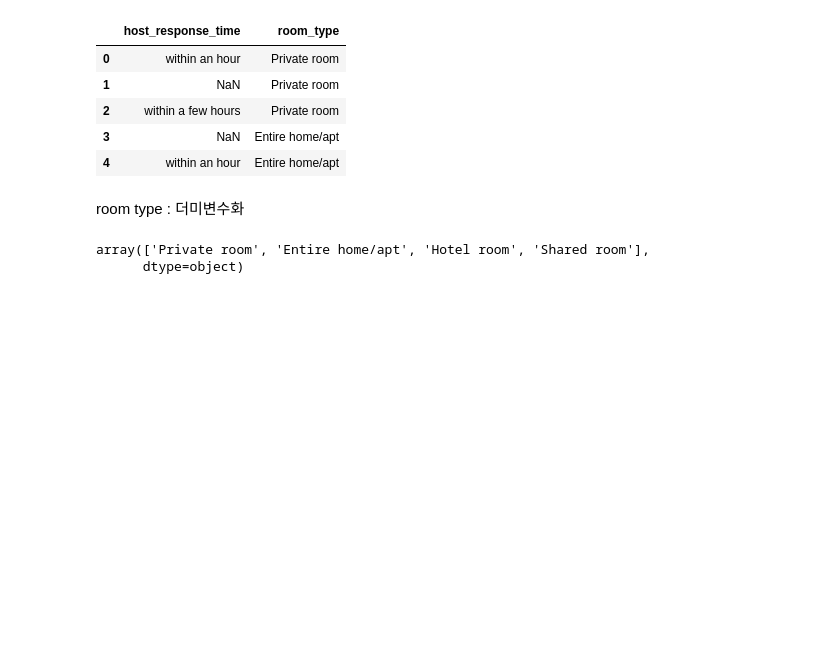
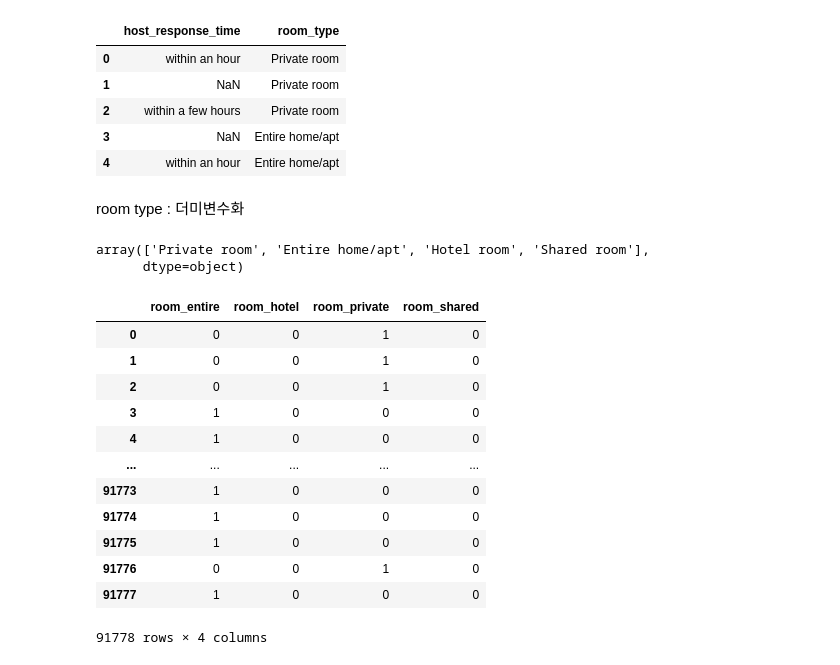
Before and after one commit to HongSeongMo/Airbnb, a Jupyter notebook: learning_plus_training1.ipynb, the cells around one changed output. Drawn from its saved outputs; the diff is of its cells as text; code cells hidden in the pictures; blank space fills up the shorter version.

```diff
--- a/learning_plus_training1.ipynb
+++ b/learning_plus_training1.ipynb
@@ -926,3 +857,25 @@ feature_df.room_type.unique()
 # %% [output]
 array(['Private room', 'Entire home/apt', 'Hotel room', 'Shared room'],
       dtype=object)
+# %%
+room_type_df = pd.get_dummies(feature_df.room_type)
+room_type_df = room_type_df.rename(columns = {'Entire home/apt':'room_entire',
+                                             'Hotel room':'room_hotel',
+                                             'Private room':'room_private',
+                                             'Shared room':'room_shared'})
+
+room_type_df
+# %% [output]
+|  | room_entire | room_hotel | room_private | room_shared |
+| 0 | 0 | 0 | 1 | 0 |
+| 1 | 0 | 0 | 1 | 0 |
+| 2 | 0 | 0 | 1 | 0 |
+| 3 | 1 | 0 | 0 | 0 |
+| 4 | 1 | 0 | 0 | 0 |
+| ... | ... | ... | ... | ... |
+| 91773 | 1 | 0 | 0 | 0 |
+| 91774 | 1 | 0 | 0 | 0 |
+| 91775 | 1 | 0 | 0 | 0 |
+| 91776 | 0 | 0 | 1 | 0 |
+| 91777 | 1 | 0 | 0 | 0 |
+91778 rows × 4 columns
```
Also changed, not shown: parts of 11 cells of this notebook.
